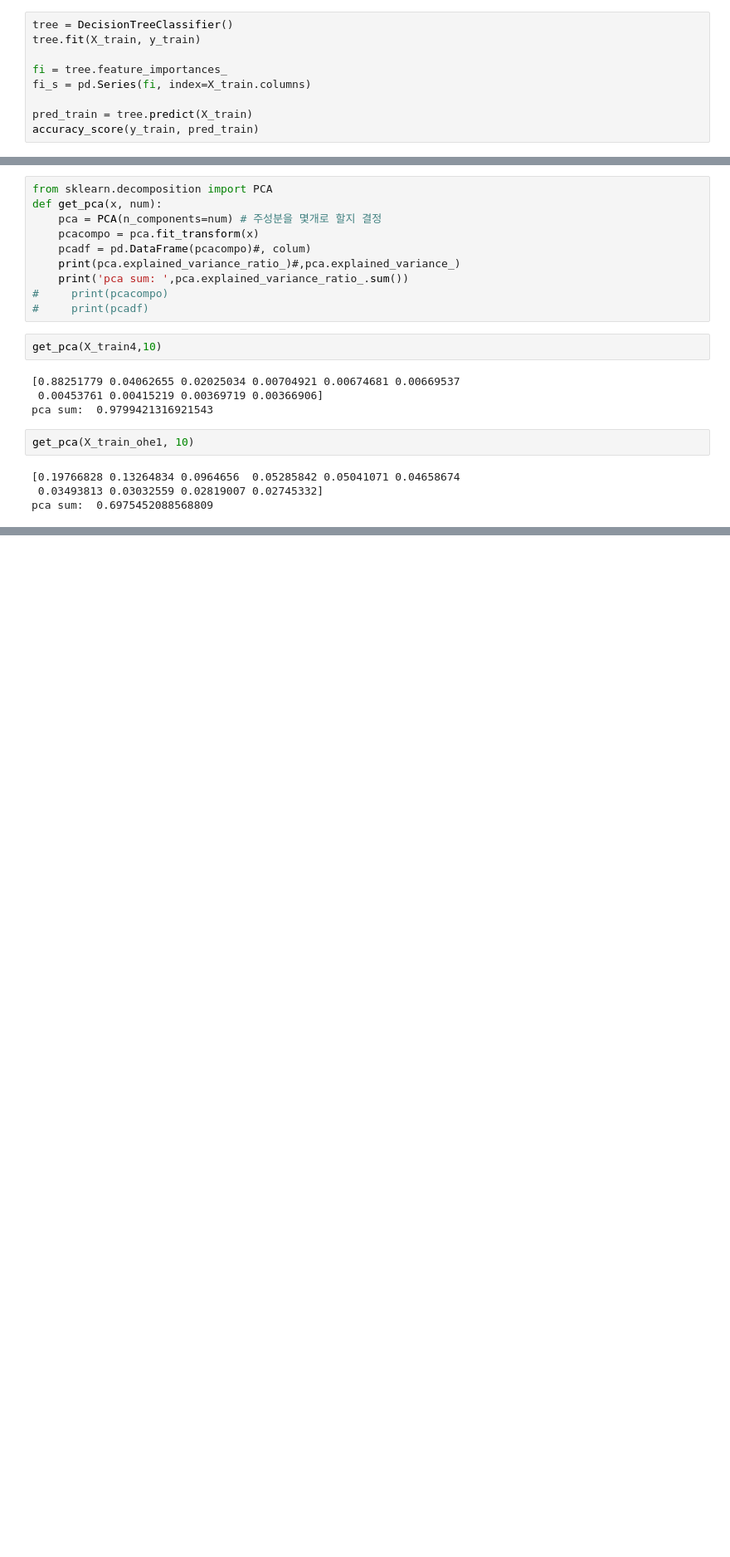
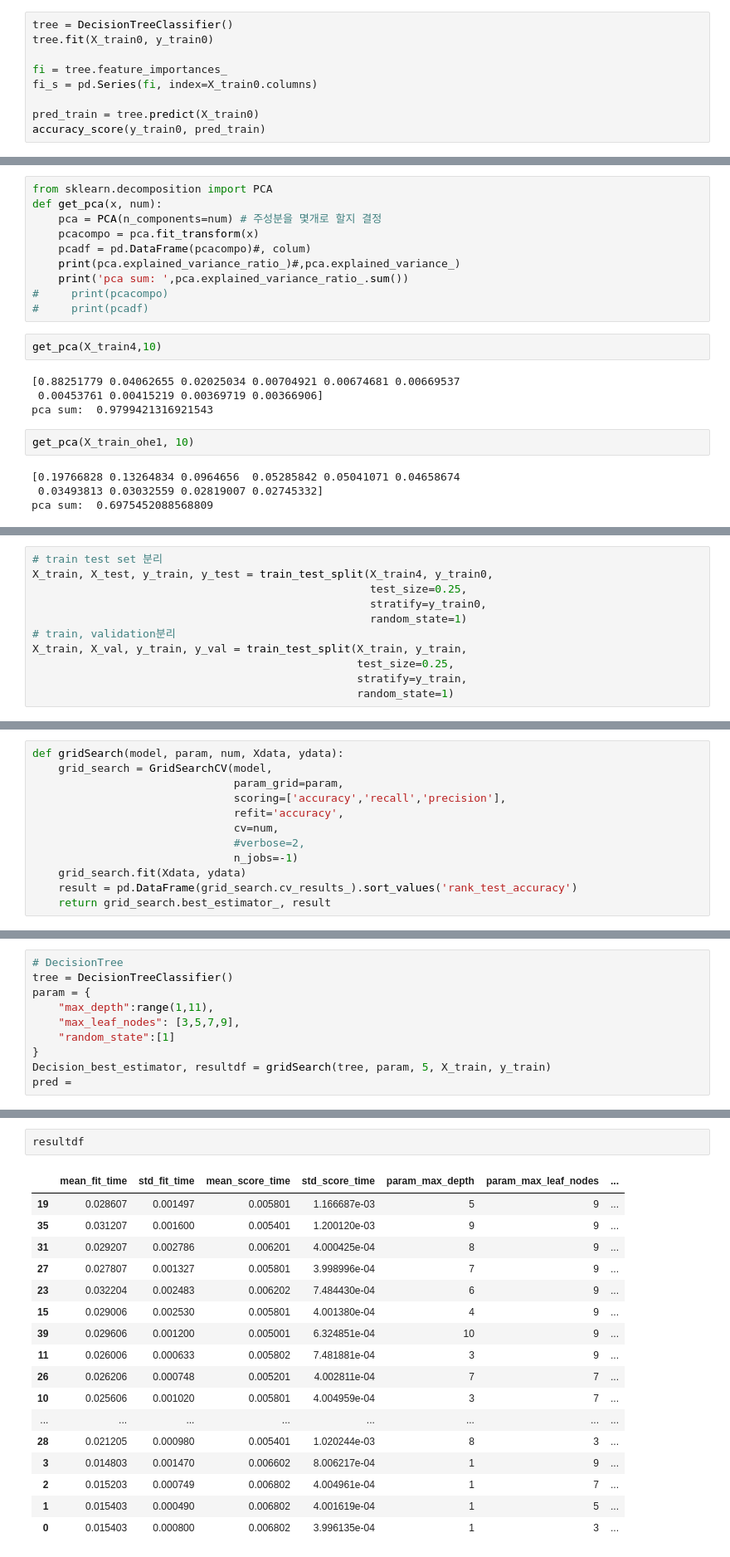
Before and after one commit to mein0121/Intrusion-Detection, a Jupyter notebook: 신영일/IntrusionDetection.ipynb, the cells around one changed output, grey strips where cells are left out. Shown at 83% size. Drawn from its saved outputs; the diff is of its cells as text; blank space fills up the shorter version.

```diff
--- a/신영일/IntrusionDetection.ipynb
+++ b/신영일/IntrusionDetection.ipynb
@@ -710,13 +710,13 @@ from sklearn.ensemble import RandomForestClassifier
 from sklearn.metrics import accuracy_score, classification_report, confusion_matrix, plot_confusion_matrix
 # %%
 tree = DecisionTreeClassifier()
-tree.fit(X_train, y_train)
+tree.fit(X_train0, y_train0)
 
 fi = tree.feature_importances_
-fi_s = pd.Series(fi, index=X_train.columns)
+fi_s = pd.Series(fi, index=X_train0.columns)
 
-pred_train = tree.predict(X_train)
-accuracy_score(y_train, pred_train)
+pred_train = tree.predict(X_train0)
+accuracy_score(y_train0, pred_train)
 # %% [output]
 0.9999603048586853
 # %%
@@ -893,0 +898,11 @@ is_guest_login                 0.000203
+# %%
+# train test set 분리
+X_train, X_test, y_train, y_test = train_test_split(X_train4, y_train0,
+                                                    test_size=0.25,
+                                                    stratify=y_train0,
+                                                    random_state=1)
+# train, validation분리
+X_train, X_val, y_train, y_val = train_test_split(X_train, y_train,
+                                                  test_size=0.25,
+                                                  stratify=y_train,
+                                                  random_state=1)
@@ -893,0 +913,12 @@ is_guest_login                 0.000203
+# %%
+def gridSearch(model, param, num, Xdata, ydata):
+    grid_search = GridSearchCV(model,
+                               param_grid=param,
+                               scoring=['accuracy','recall','precision'],
+                               refit='accuracy',
+                               cv=num,
+                               #verbose=2,
+                               n_jobs=-1)
+    grid_search.fit(Xdata, ydata)
+    result = pd.DataFrame(grid_search.cv_results_).sort_values('rank_test_accuracy')
+    return grid_search.best_estimator_, result
@@ -893,0 +928,10 @@ is_guest_login                 0.000203
+# %%
+# DecisionTree
+tree = DecisionTreeClassifier()
+param = {
+    "max_depth":range(1,11),
+    "max_leaf_nodes": [3,5,7,9],
+    "random_state":[1]
+}
+Decision_best_estimator, resultdf = gridSearch(tree, param, 5, X_train, y_train)
+pred =
@@ -893,0 +942,20 @@ is_guest_login                 0.000203
+# %%
+resultdf
+# %% [output]
+|  | mean_fit_time | std_fit_time | mean_score_time | std_score_time | param_max_depth | param_max_leaf_nodes | ... |
+| 19 | 0.028607 | 0.001497 | 0.005801 | 1.166687e-03 | 5 | 9 | ... |
+| 35 | 0.031207 | 0.001600 | 0.005401 | 1.200120e-03 | 9 | 9 | ... |
+| 31 | 0.029207 | 0.002786 | 0.006201 | 4.000425e-04 | 8 | 9 | ... |
+| 27 | 0.027807 | 0.001327 | 0.005801 | 3.998996e-04 | 7 | 9 | ... |
+| 23 | 0.032204 | 0.002483 | 0.006202 | 7.484430e-04 | 6 | 9 | ... |
+| 15 | 0.029006 | 0.002530 | 0.005801 | 4.001380e-04 | 4 | 9 | ... |
+| 39 | 0.029606 | 0.001200 | 0.005001 | 6.324851e-04 | 10 | 9 | ... |
+| 11 | 0.026006 | 0.000633 | 0.005802 | 7.481881e-04 | 3 | 9 | ... |
+| 26 | 0.026206 | 0.000748 | 0.005201 | 4.002811e-04 | 7 | 7 | ... |
+| 10 | 0.025606 | 0.001020 | 0.005801 | 4.004959e-04 | 3 | 7 | ... |
+| ... | ... | ... | ... | ... | ... | ... | ... |
+| 28 | 0.021205 | 0.000980 | 0.005401 | 1.020244e-03 | 8 | 3 | ... |
+| 3 | 0.014803 | 0.001470 | 0.006602 | 8.006217e-04 | 1 | 9 | ... |
+| 2 | 0.015203 | 0.000749 | 0.006802 | 4.004961e-04 | 1 | 7 | ... |
+| 1 | 0.015403 | 0.000490 | 0.006802 | 4.001619e-04 | 1 | 5 | ... |
+| 0 | 0.015403 | 0.000800 | 0.006802 | 3.996135e-04 | 1 | 3 | ... |
```
Also changed, not shown: parts of 33 cells of this notebook.
